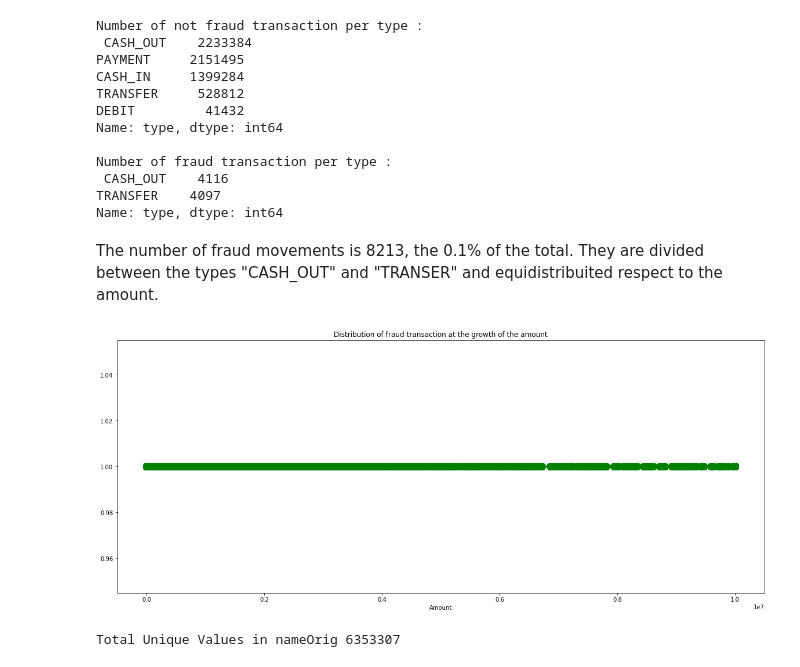
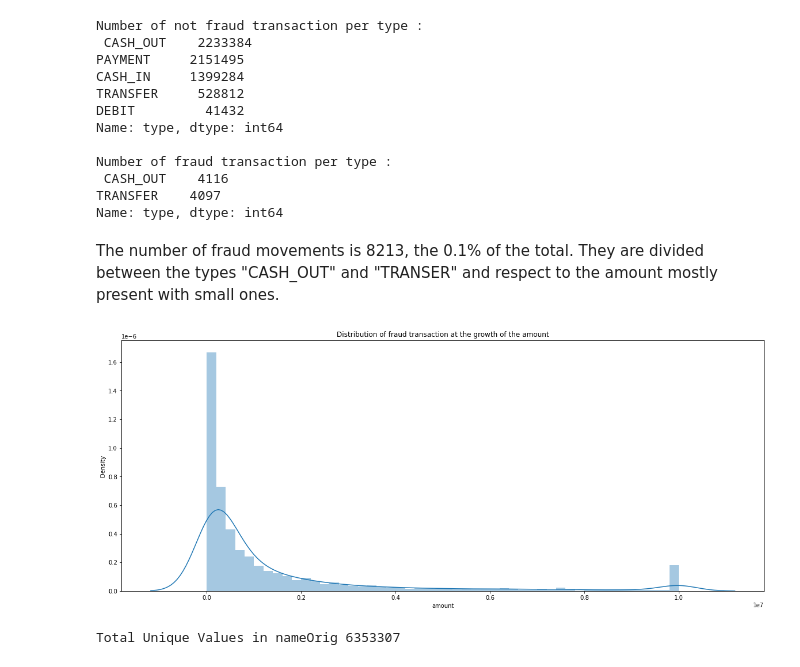
Before and after one commit to TitoTamburini/FDS_Final_Project, a Jupyter notebook: main_last_FDS.ipynb, the cells around one changed output. Saved outputs shown, nothing was run; the diff lists cells and outputs as text; code cells hidden in the pictures.

```diff
--- a/main_last_FDS.ipynb
+++ b/main_last_FDS.ipynb
@@ -184,15 +161,14 @@ Number of fraud transaction per type :
 TRANSFER    4097
 Name: type, dtype: int64
 # %% [markdown]
-The number of fraud movements is 8213, the 0.1% of the total. They are divided between the types "CASH_OUT" and "TRANSER" and equidistribuited respect to the amount.
+The number of fraud movements is 8213, the 0.1% of the total. They are divided between the types "CASH_OUT" and "TRANSER" and respect to the amount mostly present with small ones.
 # %%
 plt.figure(figsize=(20, 8))
-plt.plot(F.amount,F.isFraud, color='green', marker='o', linestyle='dashed', linewidth=2, markersize=12)
+sns.distplot(F['amount'])
 plt.title("Distribution of fraud transaction at the growth of the amount", fontdict=None, loc='center')
-plt.xlabel("Amount")
 plt.show()
 # %% [output]
-[figure, old version]
+[figure, new version]
 # %%
 print("Total Unique Values in nameOrig", data['nameOrig'].nunique())
 # %% [output]
```
Also changed, not shown: parts of 10 cells of this notebook.
